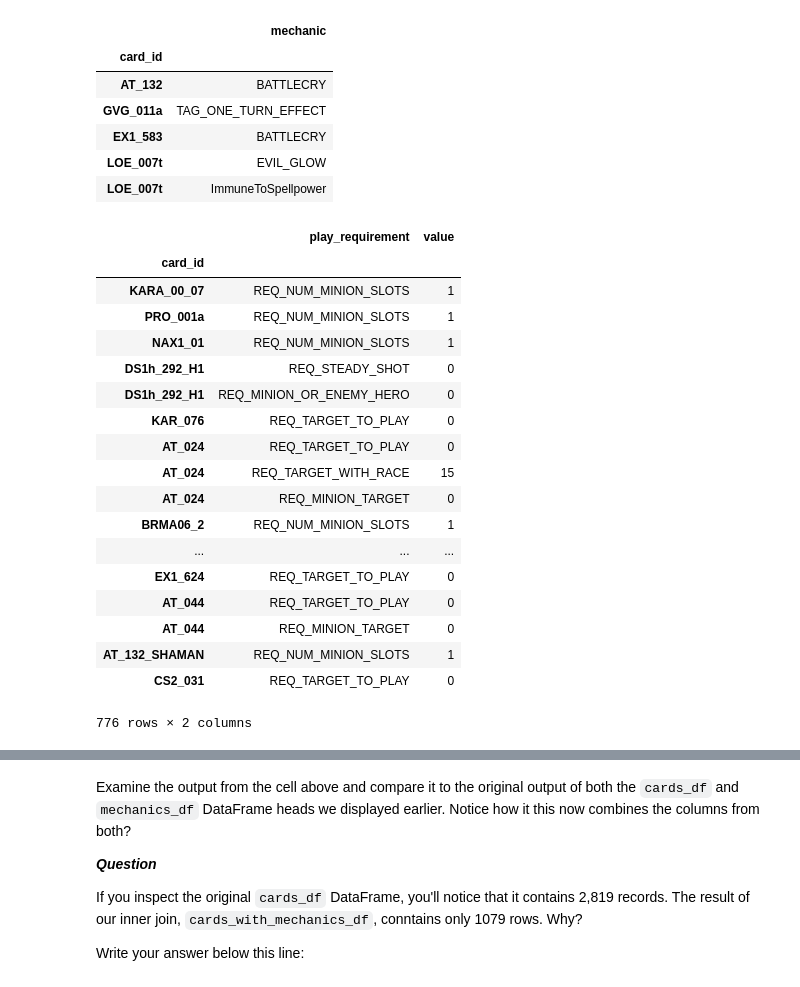
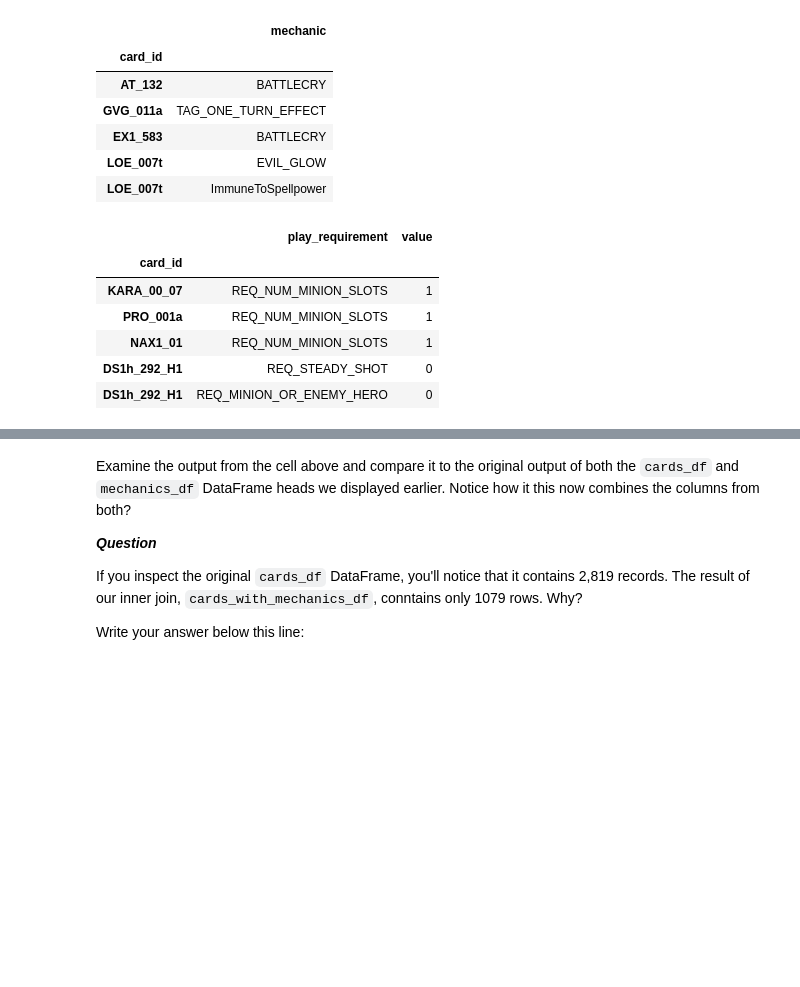
Before and after one commit to Patrickbfuller/dsc-0-04-09-combining-dataframes-lab-seattle-ds-career-040119, a Jupyter notebook: index.ipynb, the cells around one changed output, grey strips where cells are left out. Drawn from its saved outputs; the diff is of its cells as text; code cells hidden in the pictures; blank space fills up the shorter version.

```diff
--- a/index.ipynb
+++ b/index.ipynb
@@ -203,27 +203,15 @@ mechanics_df.head()
 # %%
 play_requirements_df.set_index('card_id', inplace=True)
 # %%
-(play_requirements_df)
+(play_requirements_df).head()
 # %% [output]
 |  | play_requirement | value |
 | card_id |  |  |
 | KARA_00_07 | REQ_NUM_MINION_SLOTS | 1 |
 | PRO_001a | REQ_NUM_MINION_SLOTS | 1 |
 | NAX1_01 | REQ_NUM_MINION_SLOTS | 1 |
 | DS1h_292_H1 | REQ_STEADY_SHOT | 0 |
 | DS1h_292_H1 | REQ_MINION_OR_ENEMY_HERO | 0 |
-| KAR_076 | REQ_TARGET_TO_PLAY | 0 |
-| AT_024 | REQ_TARGET_TO_PLAY | 0 |
-| AT_024 | REQ_TARGET_WITH_RACE | 15 |
-| AT_024 | REQ_MINION_TARGET | 0 |
-| BRMA06_2 | REQ_NUM_MINION_SLOTS | 1 |
-| ... | ... | ... |
-| EX1_624 | REQ_TARGET_TO_PLAY | 0 |
-| AT_044 | REQ_TARGET_TO_PLAY | 0 |
-| AT_044 | REQ_MINION_TARGET | 0 |
-| AT_132_SHAMAN | REQ_NUM_MINION_SLOTS | 1 |
-| CS2_031 | REQ_TARGET_TO_PLAY | 0 |
-776 rows × 2 columns
 # %% [markdown]
 ### Executing Joins
 
```
Also changed, not shown: parts of 1 cell of this notebook.
